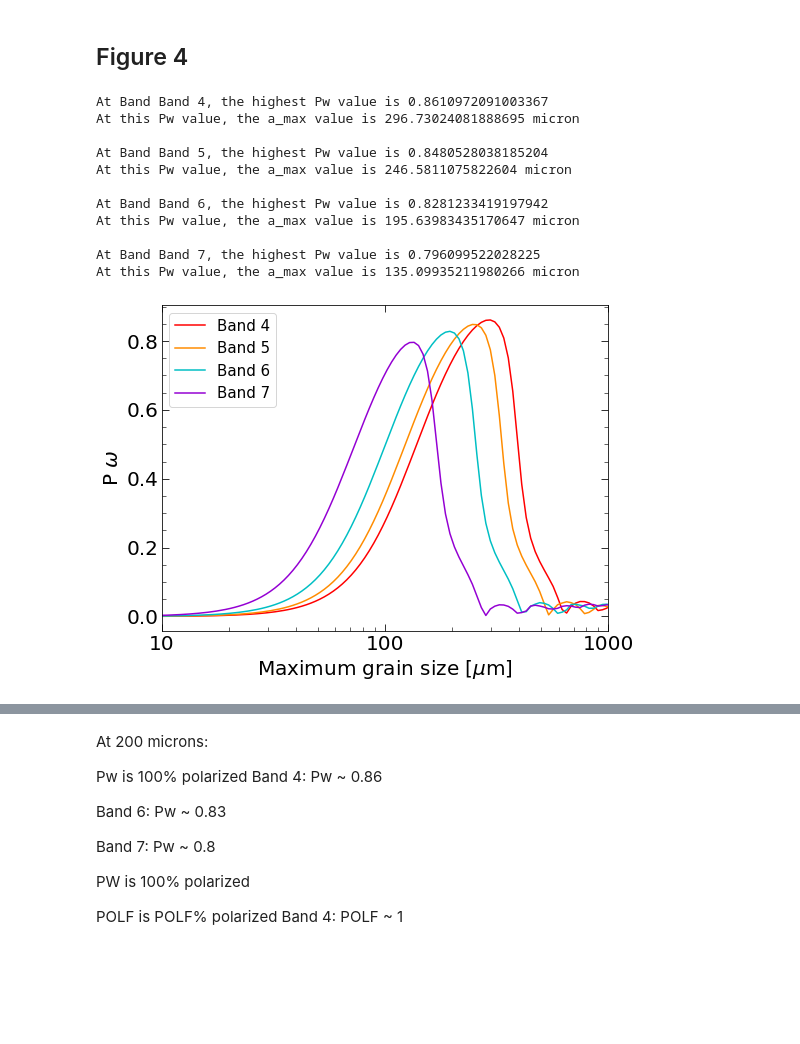
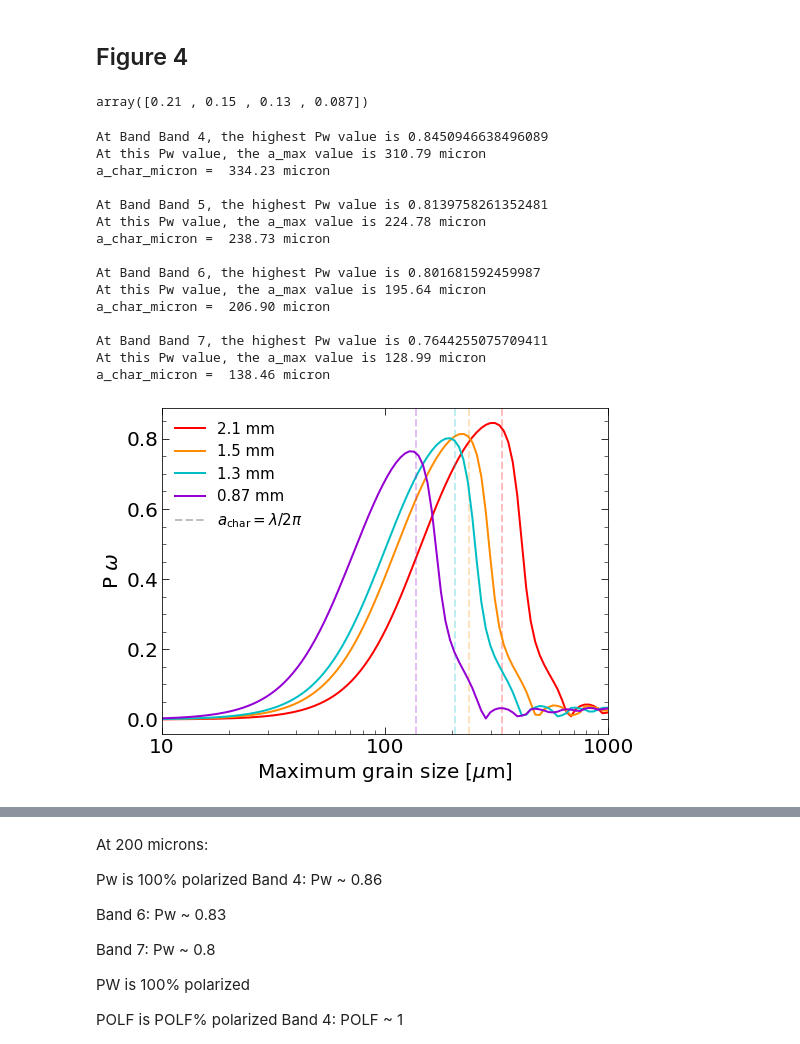
Before and after one commit to audreyburggraf/MastersThesis, a Jupyter notebook: PLOTTING C29 989/DUST MODEL NOTEBOOKS/recreate_kataoka_with_DSHARP_my_bands_optimized.ipynb, the cells around one changed output, grey strips where cells are left out. Cells and saved outputs as stored; diff of their text form; code cells hidden in the pictures; blank space fills up the shorter version.

```diff
--- a/PLOTTING C29 989/DUST MODEL NOTEBOOKS/recreate_kataoka_with_DSHARP_my_bands_optimized.ipynb
+++ b/PLOTTING C29 989/DUST MODEL NOTEBOOKS/recreate_kataoka_with_DSHARP_my_bands_optimized.ipynb
@@ -486,4 +497,4 @@ fig3_indices = [bands.index(b) for b in fig3_bands]
 # plt.subplots_adjust(wspace=0.4)
 # plt.subplots_adjust(hspace=0.4)
 # %%
-P, omega, P_times_omega = compute_P_and_omega_vs_amax(lambda_bands_cm, a_max_dist_cm, zscat, res_scatter, theta)
+P, omega, omega_eff, P_times_omega,  P_times_omega_eff = compute_P_and_omega_vs_amax(lambda_bands_cm, a_max_dist_cm, zscat, res_scatter, theta)
@@ -603,8 +616,9 @@ for j, ax in enumerate(axes):
     ax.ticklabel_format(style='plain', axis='x')
 
     # Limits
-    ax.set_ylim(-0.2, 1.4)
-    ax2.set_ylim(-0.1, 1)
+    ax.set_ylim(-0.2, 1.3)
+    ax2.set_ylim(-0.2, 1.3)
+    ax.set_xlim(1, 10000)
 
     # Title text
     ax.text(
@@ -656,6 +792,10 @@ for band in bands:
 
     top_label.append(top)
     bottom_label.append(bottom)
+# %%
+lambda_bands_cm
+# %% [output]
+array([0.21 , 0.15 , 0.13 , 0.087])
 # %%
 # mm
 
@@ -666,20 +806,29 @@ fig, ax = plt.subplots(figsize=(8, 6))
 
 for i, band in enumerate(bands):
     ax.plot(a_max_dist_micron,
-            P_times_omega[:, i],
+            P_times_omega_eff[:, i],
             color = alma_band_colors[band],
             ls = '-',
-            label = f'{bands_labels[i]}')
+            lw = 2,
+            label = f'{cm_to_mm(lambda_bands_cm[i]):.1f} mm' if i != 3 else f'{cm_to_mm(lambda_bands_cm[i]):.2f} mm')
+
+
+    a_char_micron = cm_to_micron(lambda_bands_cm[i]/ (2 * np.pi))
+    ax.axvline(a_char_micron,
+               color = alma_band_colors[band],
+               alpha = 0.25, lw = 2,
+               ls = '--')
 
 
     # Find index of max Pw
-    max_idx = np.argmax(P_times_omega[:, i])
+    max_idx = np.argmax(P_times_omega_eff[:, i])
 
-    max_val = P_times_omega[max_idx, i]
+    max_val = P_times_omega_eff[max_idx, i]
     amax_at_max = a_max_dist_micron[max_idx]
 
     print(f'At Band {bands_labels[i]}, the highest Pw value is {max_val}')
-    print(f'At this Pw value, the a_max value is {amax_at_max} micron')
+    print(f'At this Pw value, the a_max value is {amax_at_max:.2f} micron')
+    print(f'a_char_micron =  {a_char_micron:.2f} micron')
     print(' ')
 
 
@@ -708,7 +857,6 @@ ax.xaxis.set_major_formatter(ScalarFormatter(useMathText=False))
 ax.ticklabel_format(style='plain', axis='x')
 
 # ---------------------------------------------------------------------------------
-ax.legend(fontsize = legend_text_fs)
 # ---------------------------------------------------------------------------------
 # fs = 15
 # x_offset = [2, 1, 1]
@@ -725,41 +873,53 @@ ax.legend(fontsize = legend_text_fs)
 #             fontsize=fs,
 #             ha='center')
 
 #     ax.text(x_loc * x_offset[i], y_loc + 0.01,  # bottom label at peak
 #             bottom_label[i],
 #             color=band_colors[i],
 #             fontsize=fs,
 #             ha='center')
  # ---------------------------------------------------------------------------------
 
 # Add horizontal lines of POLF_avg at each band if my own data
 # for i in range(num_bands):
 #     ax.axhline(POLF_avg[i], color = band_colors[i], ls = '--', lw = 3)
 
 # ax.set_ylim(-0.1, 1.5)
 
+ax.axvline(-100,
+       color = 'black',
+       alpha = 0.25, lw = 2,
+       ls = '--',
+       label=r'$a_{\mathrm{char}} = \lambda / 2\pi$')
+
 ax.set_xlim(10, 1000)
+
+ax.legend(fontsize = legend_text_fs, frameon = False)
 
 # ax.axhline(0.8, color = 'black', ls = '--', lw = 3)
 
 
 
 plt.savefig(writeup_image_folder_path  + '/DustModels/'+ "Pw_vs_grainsize.pdf",
             dpi=300,
             facecolor='white',
             bbox_inches='tight')
 # %% [output]
-At Band Band 4, the highest Pw value is 0.8610972091003367
-At this Pw value, the a_max value is 296.73024081888695 micron
+At Band Band 4, the highest Pw value is 0.8450946638496089
+At this Pw value, the a_max value is 310.79 micron
+a_char_micron =  334.23 micron
 
-At Band Band 5, the highest Pw value is 0.8480528038185204
-At this Pw value, the a_max value is 246.5811075822604 micron
+At Band Band 5, the highest Pw value is 0.8139758261352481
+At this Pw value, the a_max value is 224.78 micron
+a_char_micron =  238.73 micron
 
-At Band Band 6, the highest Pw value is 0.8281233419197942
-At this Pw value, the a_max value is 195.63983435170647 micron
+At Band Band 6, the highest Pw value is 0.801681592459987
+At this Pw value, the a_max value is 195.64 micron
+a_char_micron =  206.90 micron
 
-At Band Band 7, the highest Pw value is 0.796099522028225
-At this Pw value, the a_max value is 135.09935211980266 micron
+At Band Band 7, the highest Pw value is 0.7644255075709411
+At this Pw value, the a_max value is 128.99 micron
+a_char_micron =  138.46 micron
-[figure, old version]
+[figure, new version]
 # %%
 POLF_avg
```
Also changed, not shown: parts of 13 cells of this notebook, 53 other files.
